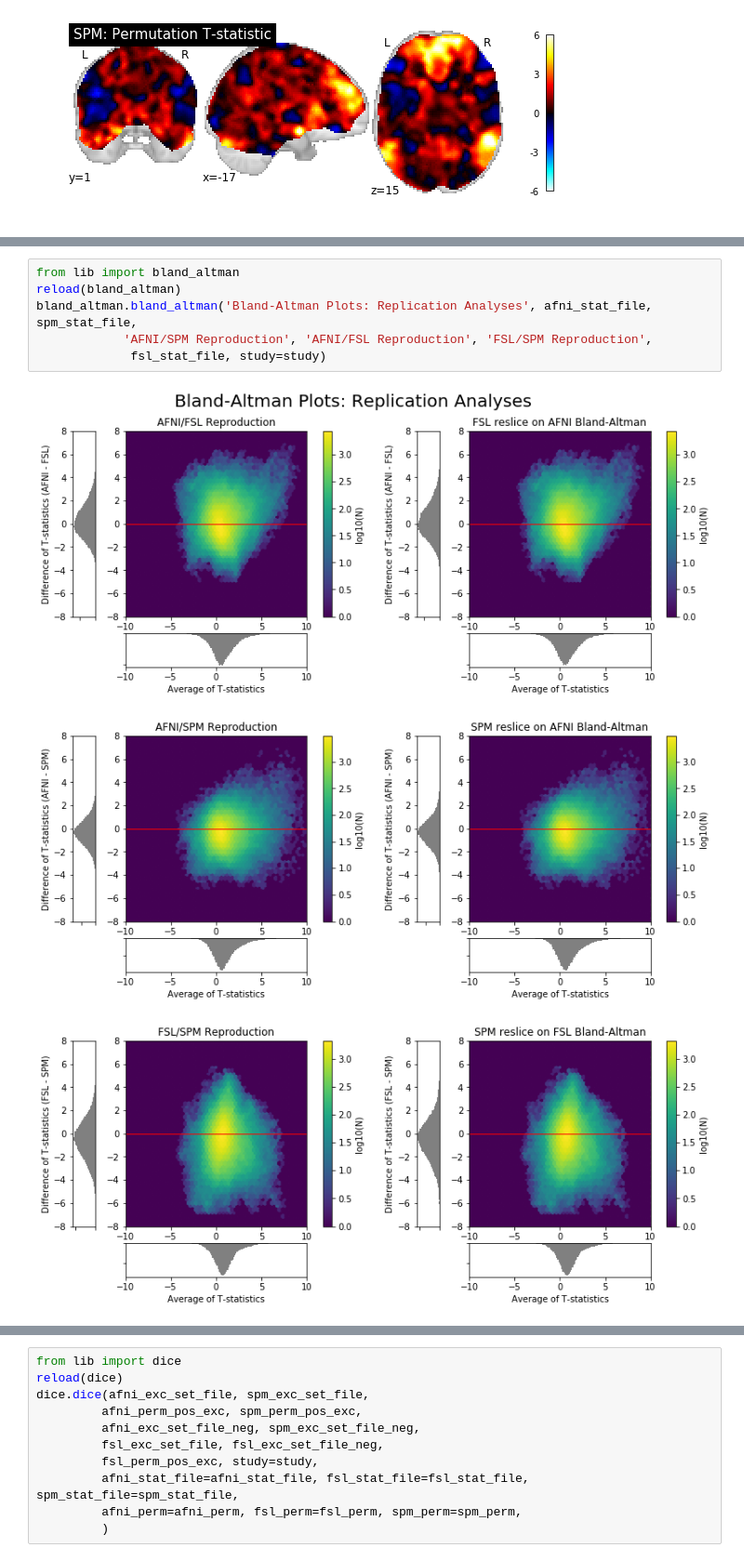
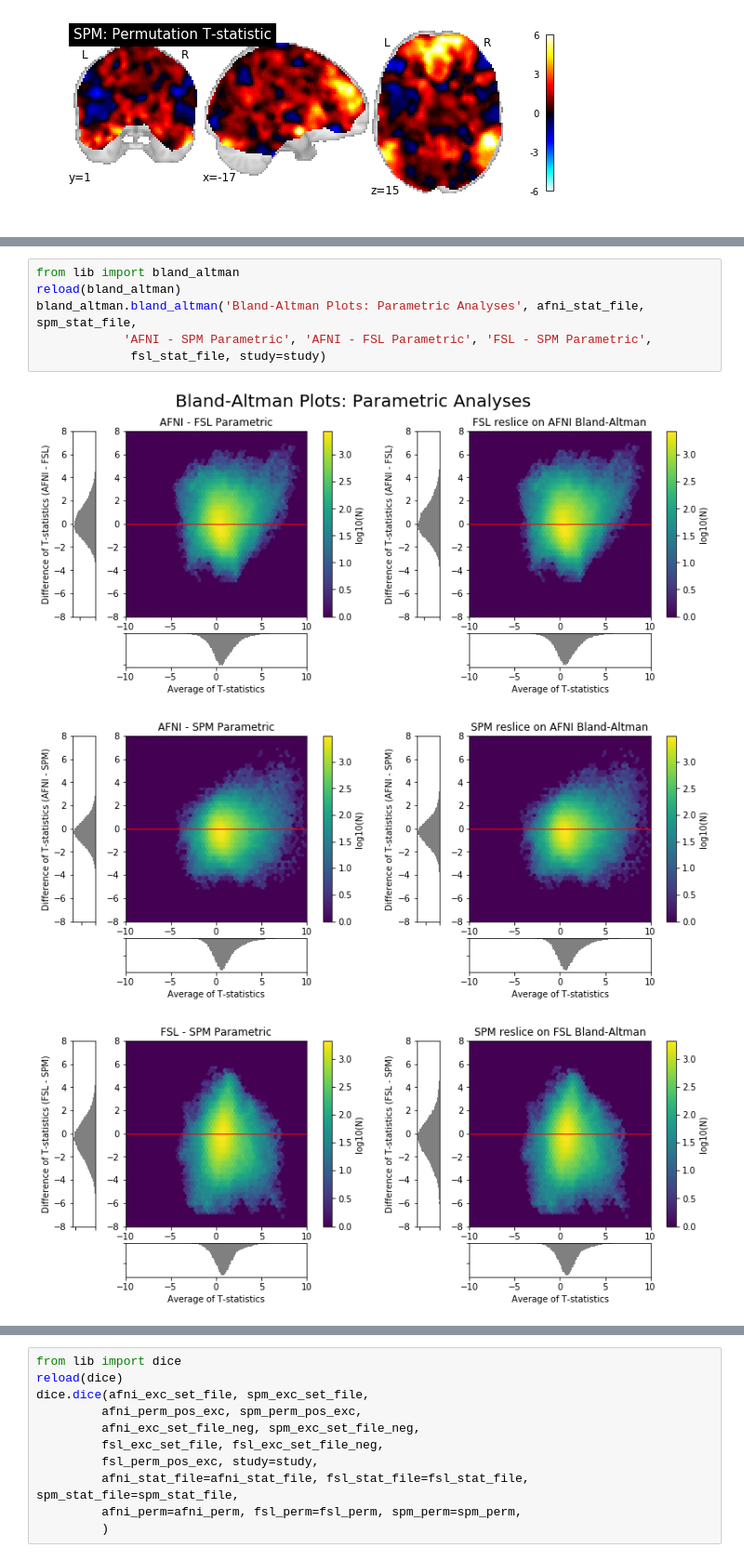
Before and after one commit to NISOx-BDI/Software_Comparison, a Jupyter notebook: ds109_notebook.ipynb, the cells around one changed output, grey strips where cells are left out. Shown at 93% size. Cells and saved outputs as stored; diff of their text form.

```diff
--- a/ds109_notebook.ipynb
+++ b/ds109_notebook.ipynb
@@ -192,11 +192,11 @@ euler_characteristics.euler_characteristics(perm_euler_chars, 'Permutation Tests
 # %%
 from lib import bland_altman
 reload(bland_altman)
-bland_altman.bland_altman('Bland-Altman Plots: Replication Analyses', afni_stat_file, spm_stat_file,
-            'AFNI/SPM Reproduction', 'AFNI/FSL Reproduction', 'FSL/SPM Reproduction',
+bland_altman.bland_altman('Bland-Altman Plots: Parametric Analyses', afni_stat_file, spm_stat_file,
+            'AFNI - SPM Parametric', 'AFNI - FSL Parametric', 'FSL - SPM Parametric',
              fsl_stat_file, study=study)
 # %% [output]
-[figure, old version]
+[figure, new version]
 [figure]
 [figure]
 # %%
```
Also changed, not shown: parts of 3 cells of this notebook, 22 other files.
